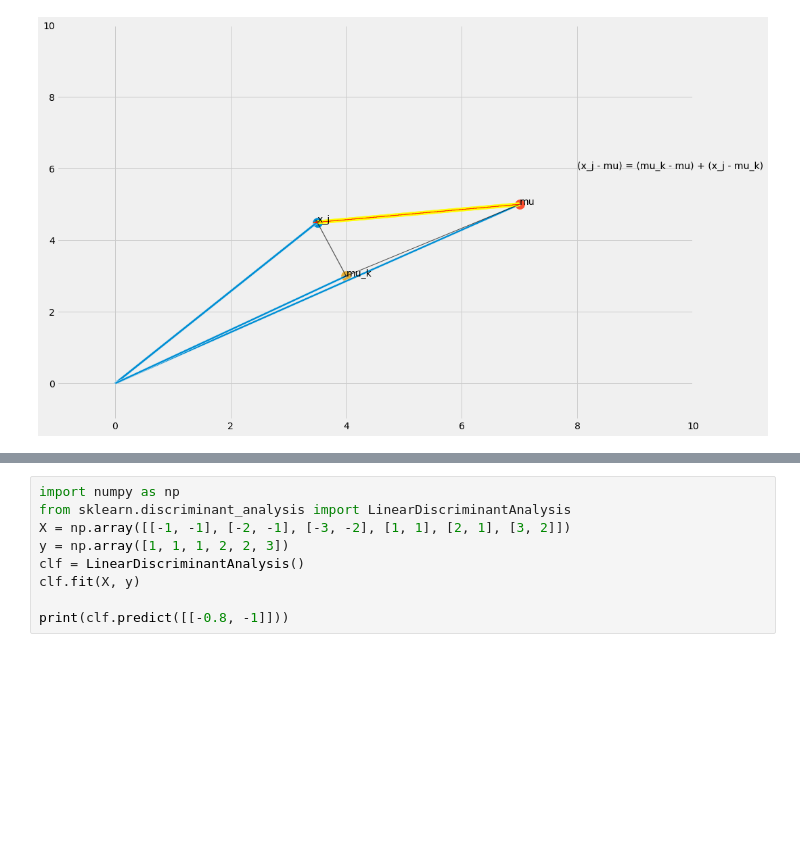
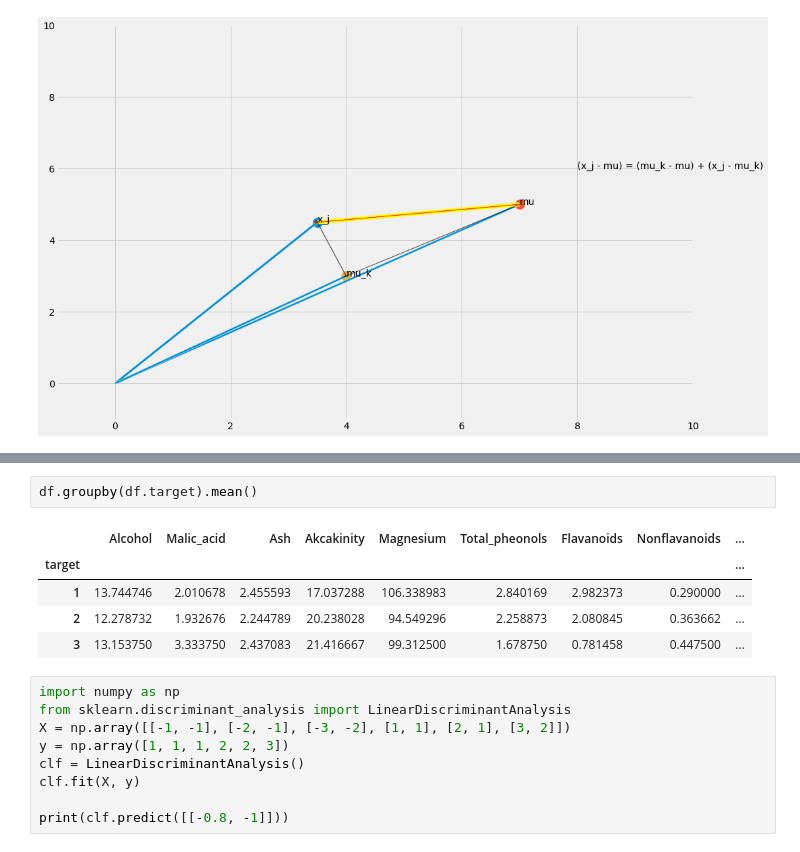
Before and after one commit to marinepalyan/hw3-marinepalyan, a Jupyter notebook: Fisher.ipynb, the cells around one changed output, grey strips where cells are left out. Saved outputs shown, nothing was run; the diff lists cells and outputs as text; blank space fills up the shorter version.

```diff
--- a/Fisher.ipynb
+++ b/Fisher.ipynb
@@ -233,3 +261,11 @@ Wall time: 647 ms
+# %%
+df.groupby(df.target).mean()
+# %% [output]
+|  | Alcohol | Malic_acid | Ash | Akcakinity | Magnesium | Total_pheonols | Flavanoids | Nonflavanoids | ... |
+| target |  |  |  |  |  |  |  |  | ... |
+| 1 | 13.744746 | 2.010678 | 2.455593 | 17.037288 | 106.338983 | 2.840169 | 2.982373 | 0.290000 | ... |
+| 2 | 12.278732 | 1.932676 | 2.244789 | 20.238028 | 94.549296 | 2.258873 | 2.080845 | 0.363662 | ... |
+| 3 | 13.153750 | 3.333750 | 2.437083 | 21.416667 | 99.312500 | 1.678750 | 0.781458 | 0.447500 | ... |
 # %%
 import numpy as np
 from sklearn.discriminant_analysis import LinearDiscriminantAnalysis
```
Also changed, not shown: parts of 3 cells of this notebook.
